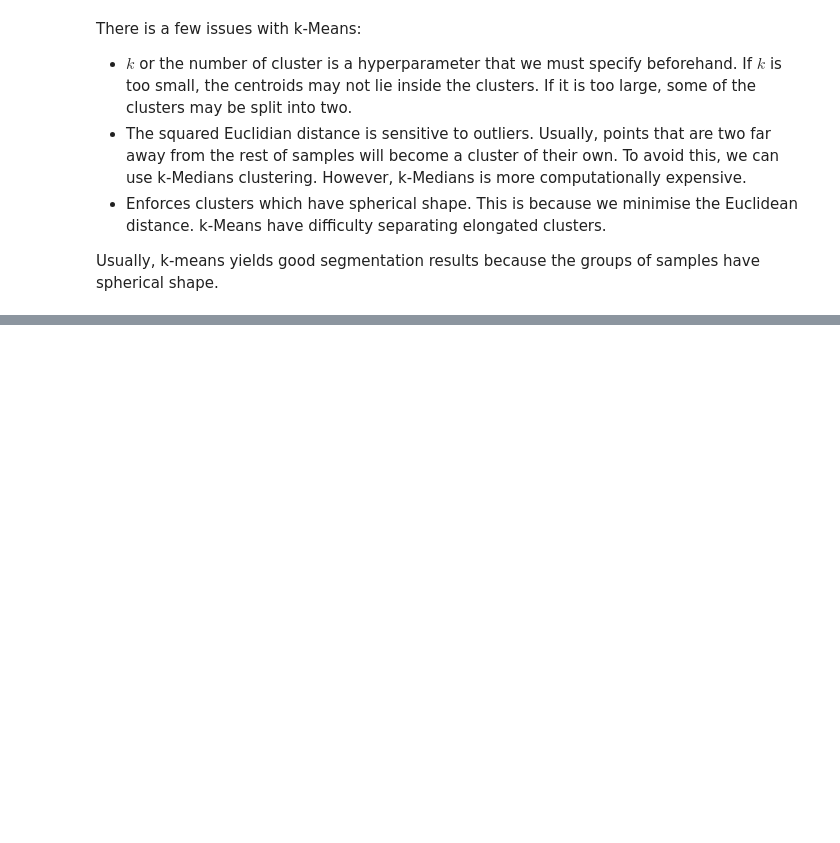
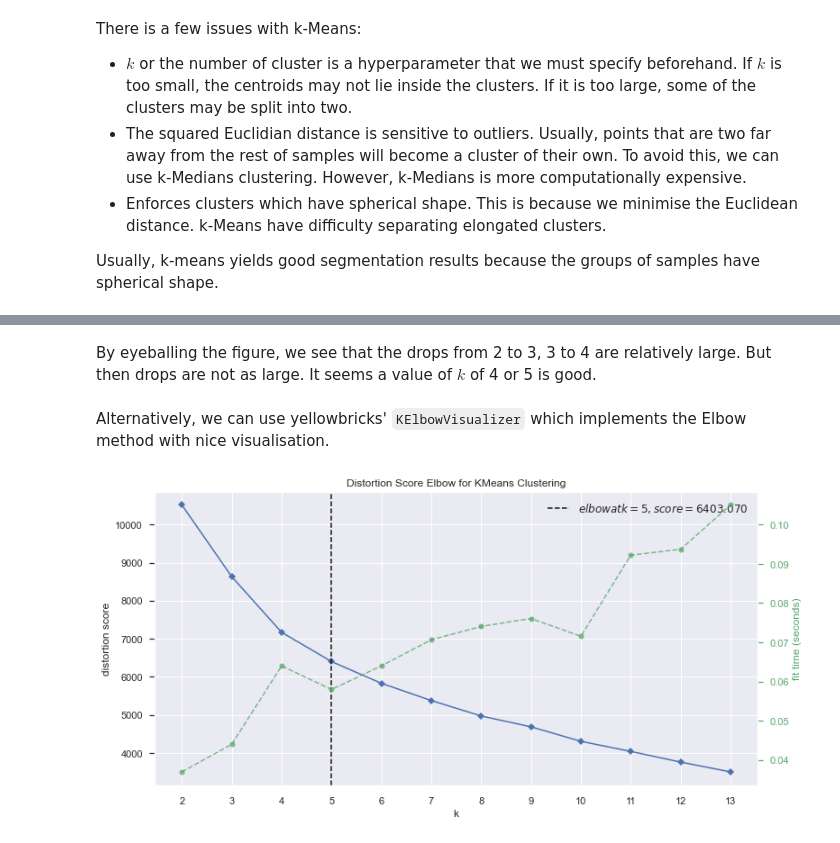
Before and after one commit to sheikhomar/customer-analytics, a Jupyter notebook: segmentation.ipynb, the cells around one changed output, grey strips where cells are left out. Cells and saved outputs as stored; diff of their text form; code cells hidden in the pictures; blank space fills up the shorter version.

```diff
--- a/segmentation.ipynb
+++ b/segmentation.ipynb
@@ -187,0 +229,13 @@ Usually, k-means yields good segmentation results because the groups of samples
+# %% [markdown]
+By eyeballing the figure, we see that the drops from 2 to 3, 3 to 4 are relatively large. But then drops are not as large. It seems a value of $k$ of 4 or 5 is good.
+# %% [markdown]
+Alternatively, we can use yellowbricks' `KElbowVisualizer` which implements the Elbow method with nice visualisation.
+# %%
+fig, ax = plt.subplots(figsize=(12, 6))
+ax.set_xticks(range(*clusters_range));
+model = KMeans(init='k-means++', random_state=42)
+visualizer = KElbowVisualizer(model, k=clusters_range, ax=ax)
+visualizer.fit(df_data_std)
+visualizer.show();
+# %% [output]
+[figure, added]
```
Also changed, not shown: parts of 36 cells of this notebook, 1 other file.
